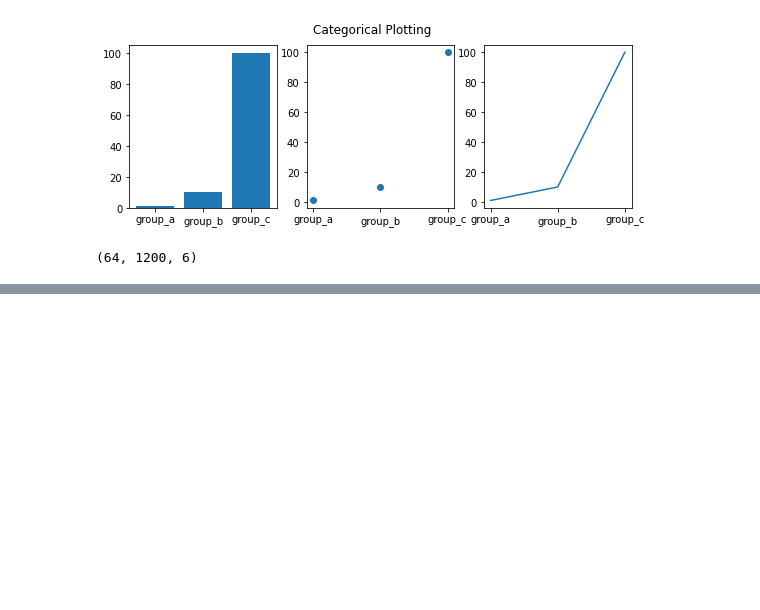
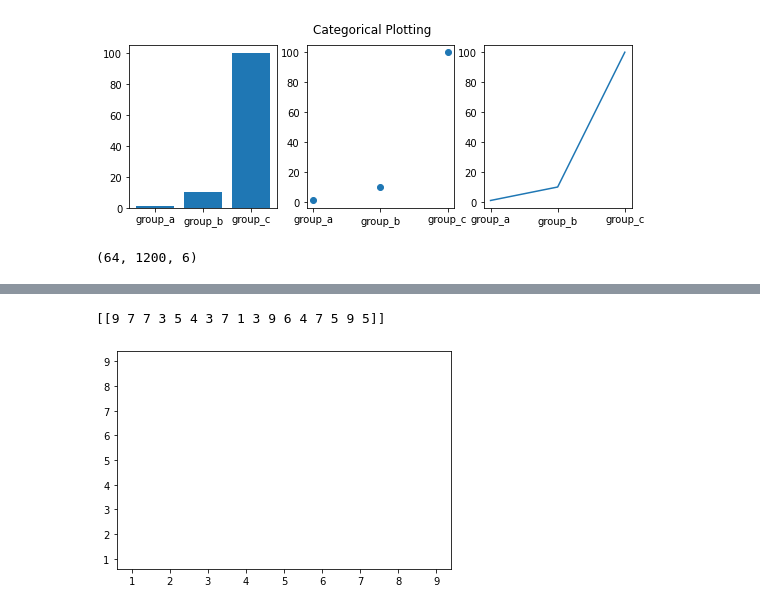
Before and after one commit to niazoys/Interpreting-and-Comparing-CNN, a Jupyter notebook: misc/garbage.ipynb, the cells around one changed output, grey strips where cells are left out. Drawn from its saved outputs; the diff is of its cells as text; code cells hidden in the pictures; blank space fills up the shorter version.

```diff
--- a/misc/garbage.ipynb
+++ b/misc/garbage.ipynb
@@ -225,0 +276,5 @@ print(TopFiveIOU.shape)
+# %%
+def get_concept_summary("resnet18"):
+# %% [output]
+[[9 7 7 3 5 4 3 7 1 3 9 6 4 7 5 9 5]]
+[figure, added]
```
Also changed, not shown: parts of 5 cells of this notebook, 1 other file.
